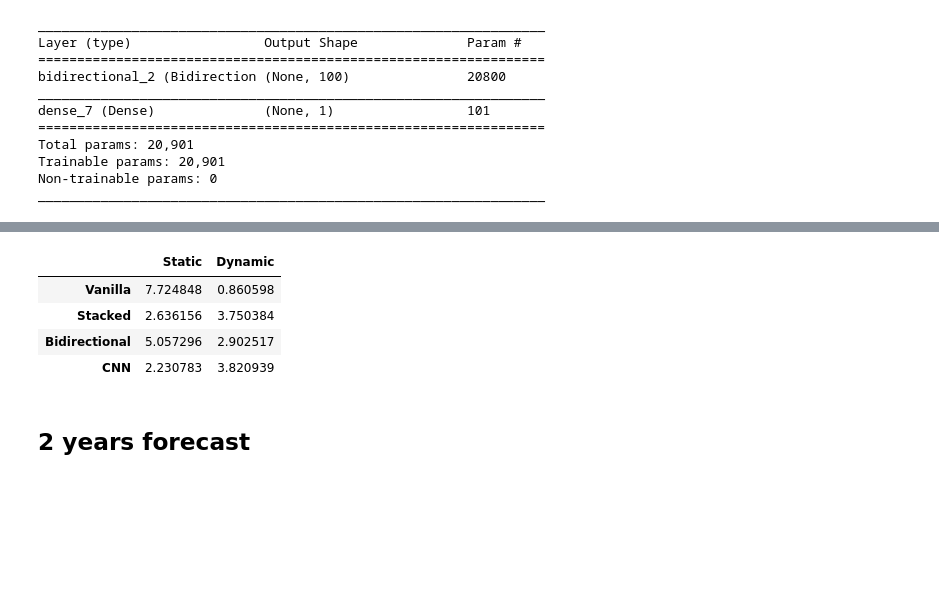
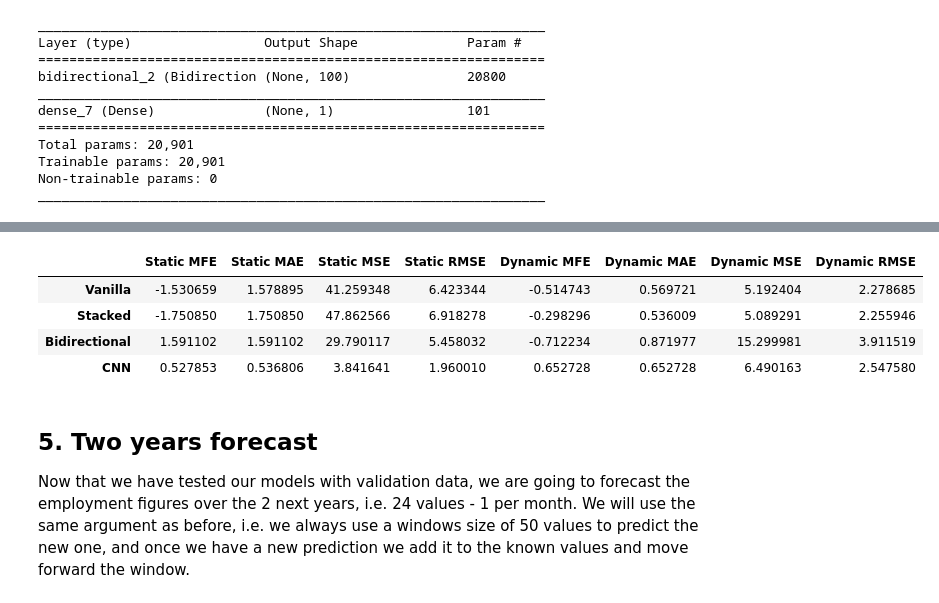
Before and after one commit to franckdess/Time_Series_Project, a Jupyter notebook: Wisconsin.ipynb, the cells around one changed output, grey strips where cells are left out. Drawn from its saved outputs; the diff is of its cells as text; code cells hidden in the pictures; blank space fills up the shorter version.

Commit message:
Add accuracy metrics

```diff
--- a/Wisconsin.ipynb
+++ b/Wisconsin.ipynb
@@ -286,12 +294,12 @@ for i, model in enumerate(models):
 # %%
 # Plot the result
-sub_titles = ['Vanilla LSTM architecture RMSE = {:.2f}', 'Stacked LSTM architecture RMSE = {:.2f}',
-              'Bidirectional LSTM architecture RMSE = {:.2f}', 'CNN LSTM architecture RMSE = {:.2f}']
+sub_titles = ['Vanilla LSTM architecture', 'Stacked LSTM architecture',
+              'Bidirectional LSTM architecture', 'CNN LSTM architecture']
 title = 'Wisconsin employment time series - 1961-01 to 1975-10 - Prediction with validation data - Static approach'
 fig, ax = plt.subplots(nrows=len(models))
 for i in range(len(models)):
     df[[col_name[i], 'Employment figures']]['1972-01':].plot(ax=ax[i], colormap='tab10_r')
-    ax[i].title.set_text(sub_titles[i].format(rmses_static[i]))
+    ax[i].title.set_text(sub_titles[i])
     ax[i].axvline(x='1974-04', linestyle='--', c='crimson')
 fig.suptitle(title, fontsize='x-large')
 plt.subplots_adjust(hspace=0.4, top=0.94)
@@ -309,11 +316,9 @@ rmses_dynamic = []
 col_name = ['Vanilla dynamic preds', 'Stacked dynamic preds', 'Bidirectional dynamic preds', 'CNN dynamic preds']
 # %%
-# Get the predictions and store the RMSE for each model
+# For each model, get the predictions and store them
 for i, model in enumerate(models):
     y_pred = get_predictions_dynamic(model, obs_train, window, n_predictions, n_epochs, CNN=(i==3))
     y_pred_unscale = mm_scaler.inverse_transform(y_pred.reshape((y_pred.shape[0], 1)))
     df[col_name[i]] = y_pred_unscale
-    rmse_dyn = np.sqrt(mean_squared_error(df['Employment figures'].values, df[col_name[i]]))
-    rmses_dynamic.append(rmse_dyn)
 # %%
 # Plot the result
@@ -336,17 +347,47 @@ plt.show()
+# %%
+def get_pred_metrics(df, y_test, columns):
+    """ Given a dataframe with predicted values, the columns' name of the
+        predicted values and the validation test, this function computes 4
+        different metrics, MFE, MAE, MSE and RMSE. """
+    mfes, maes, mses, rmses = [], [], [], []
+    for col in columns:
+        mfes.append(np.mean(y_test - df[col]))
+        maes.append(mean_absolute_error(y_test, df[col]))
+        mses.append(mean_squared_error(y_test, df[col]))
+        rmses.append(np.sqrt(mean_squared_error(y_test, df[col])))
+    return mfes, maes, mses, rmses
+# %%
+# Define the initial values
+y_test = df['Employment figures']
+# Get the metrics for the static models
+columns_static = df.columns.values[1:5]
+mfes_static, maes_static, mses_static, rmses_static = get_pred_metrics(df, y_test, columns_static)
+# Get the metrics for the dynamic models
+columns_dynamic = df.columns.values[5:9]
+mfes_dynamic, maes_dynamic, mses_dynamic, rmses_dynamic = get_pred_metrics(df, y_test, columns_dynamic)
 # %%
-rmses = {'Static': rmses_static, 'Dynamic': rmses_dynamic}
+# Construct a dataframe to show the result
+metrics = {'Static MFE': mfes_static,
+           'Static MAE': maes_static,
+           'Static MSE': mses_static,
+           'Static RMSE': rmses_static,
+           'Dynamic MFE': mfes_dynamic,
+           'Dynamic MAE': maes_dynamic,
+           'Dynamic MSE': mses_dynamic,
+           'Dynamic RMSE': rmses_dynamic}
 index = ['Vanilla', 'Stacked', 'Bidirectional', 'CNN']
-df_comp = pd.DataFrame(rmses)
+df_comp = pd.DataFrame(metrics)
 df_comp.index = index
 df_comp
 # %% [output]
-|  | Static | Dynamic |
-| Vanilla | 7.724848 | 0.860598 |
-| Stacked | 2.636156 | 3.750384 |
-| Bidirectional | 5.057296 | 2.902517 |
-| CNN | 2.230783 | 3.820939 |
+|  | Static MFE | Static MAE | Static MSE | Static RMSE | Dynamic MFE | Dynamic MAE | Dynamic MSE | Dynamic RMSE |
+| Vanilla | -1.530659 | 1.578895 | 41.259348 | 6.423344 | -0.514743 | 0.569721 | 5.192404 | 2.278685 |
+| Stacked | -1.750850 | 1.750850 | 47.862566 | 6.918278 | -0.298296 | 0.536009 | 5.089291 | 2.255946 |
+| Bidirectional | 1.591102 | 1.591102 | 29.790117 | 5.458032 | -0.712234 | 0.871977 | 15.299981 | 3.911519 |
+| CNN | 0.527853 | 0.536806 | 3.841641 | 1.960010 | 0.652728 | 0.652728 | 6.490163 | 2.547580 |
-# %% [markdown]
-## 2 years forecast
+# %% [markdown]
+## 5. Two years forecast
+Now that we have tested our models with validation data, we are going to forecast the employment figures over the 2 next years, i.e. 24 values - 1 per month. We will use the same argument as before, i.e. we always use a windows size of 50 values to predict the new one, and once we have a new prediction we add it to the known values and move forward the window.
 # %%
 # Use a copy of the original dataset
 df_forecast = df[['Employment figures']]
```
Also changed, not shown: parts of 27 cells of this notebook.
